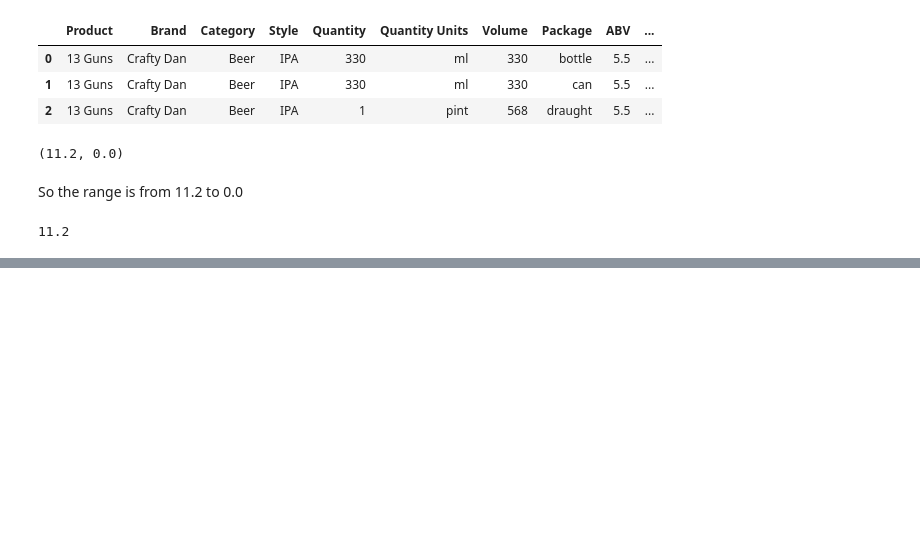
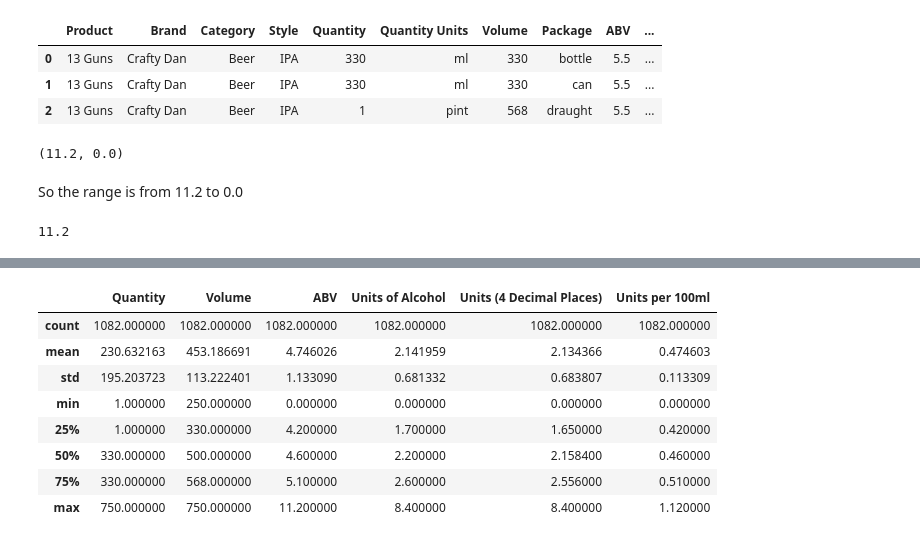
Before and after one commit to karishmasd/Data_Science, a Jupyter notebook: Measure_of_Variability.ipynb, the cells around one changed output, grey strips where cells are left out. Drawn from its saved outputs; the diff is of its cells as text; code cells hidden in the pictures; blank space fills up the shorter version.

```diff
--- a/Measure_of_Variability.ipynb
+++ b/Measure_of_Variability.ipynb
@@ -29,0 +101,12 @@ range
+# %%
+data.describe()
+# %% [output]
+|  | Quantity | Volume | ABV | Units of Alcohol | Units (4 Decimal Places) | Units per 100ml |
+| count | 1082.000000 | 1082.000000 | 1082.000000 | 1082.000000 | 1082.000000 | 1082.000000 |
+| mean | 230.632163 | 453.186691 | 4.746026 | 2.141959 | 2.134366 | 0.474603 |
+| std | 195.203723 | 113.222401 | 1.133090 | 0.681332 | 0.683807 | 0.113309 |
+| min | 1.000000 | 250.000000 | 0.000000 | 0.000000 | 0.000000 | 0.000000 |
+| 25% | 1.000000 | 330.000000 | 4.200000 | 1.700000 | 1.650000 | 0.420000 |
+| 50% | 330.000000 | 500.000000 | 4.600000 | 2.200000 | 2.158400 | 0.460000 |
+| 75% | 330.000000 | 568.000000 | 5.100000 | 2.600000 | 2.556000 | 0.510000 |
+| max | 750.000000 | 750.000000 | 11.200000 | 8.400000 | 8.400000 | 1.120000 |
```
Also changed, not shown: parts of 25 cells of this notebook.
